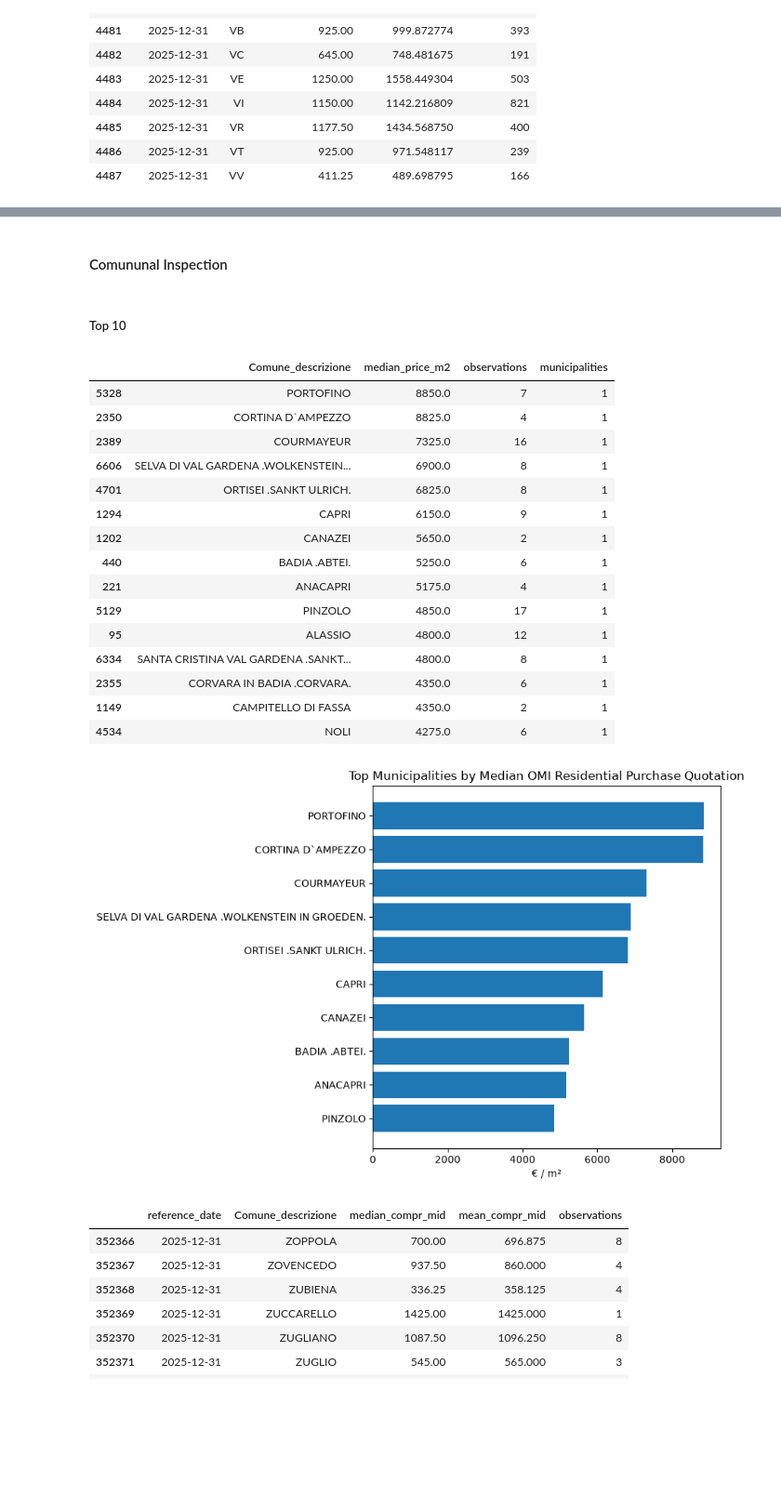
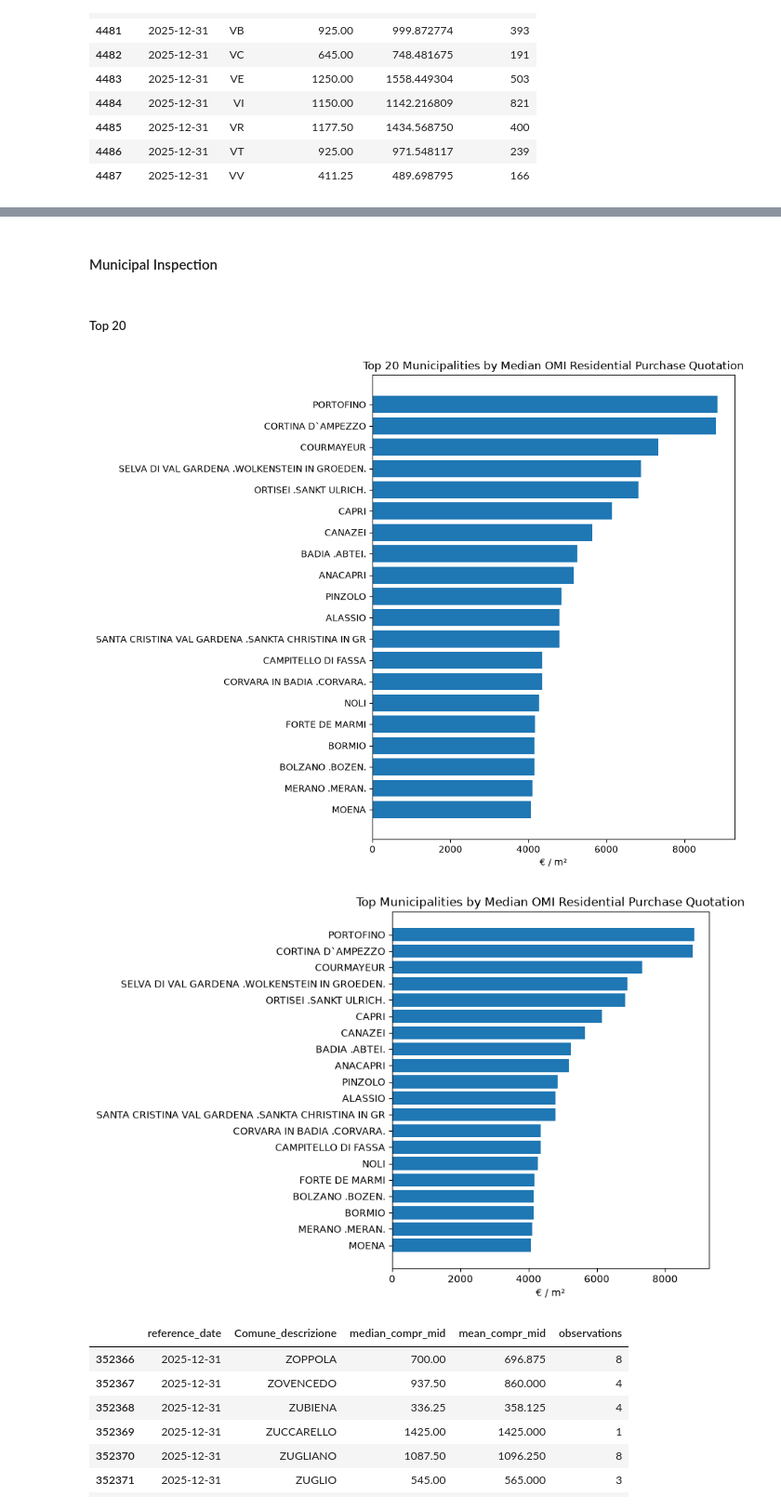
Before and after one commit to danielematix67-boop/italian-real-estate-analysis, a Jupyter notebook: notebooks/01.02_omi_quotations_exploration.ipynb, the cells around one changed output, grey strips where cells are left out. Shown at 93% size. Drawn from its saved outputs; the diff is of its cells as text; code cells hidden in the pictures; blank space fills up the shorter version.

```diff
--- a/notebooks/01.02_omi_quotations_exploration.ipynb
+++ b/notebooks/01.02_omi_quotations_exploration.ipynb
@@ -295,2 +375,2 @@ plt.show()
 # %% [markdown]
-#### Comununal Inspection
+#### Municipal Inspection
@@ -297,41 +389,41 @@ plt.show()
 # %% [markdown]
-##### Top 10
+##### Top 20
 # %%
-latest_comu = (
-    residential.loc[residential['reference_date'].eq(latest_date)]
-    .groupby('Comune_descrizione', as_index=False)
-    .agg(median_price_m2=('Compr_mid','median'), observations=('Compr_mid','count'), municipalities=('Comune_ISTAT','nunique'))
-    .sort_values('median_price_m2', ascending=False)
+top_municipalities = (
+    municipal_trend[
+        municipal_trend['reference_date'].eq(latest_date)
+    ]
+    .nlargest(20, 'median_compr_mid')
+    .sort_values('median_compr_mid')
 )
-display(latest_comu.head(15))
+
+fig, ax = plt.subplots(figsize=(10, 8))
+
+ax.barh(
+    top_municipalities['Comune_descrizione'],
+    top_municipalities['median_compr_mid']
+)
+
+ax.set_title('Top 20 Municipalities by Median OMI Residential Purchase Quotation')
+ax.set_xlabel('€ / m²')
+ax.set_ylabel('')
+
+fig.tight_layout()
+
+plt.show()
 # %% [output]
-|  | Comune_descrizione | median_price_m2 | observations | municipalities |
-| 5328 | PORTOFINO | 8850.0 | 7 | 1 |
-| 2350 | CORTINA D`AMPEZZO | 8825.0 | 4 | 1 |
-| 2389 | COURMAYEUR | 7325.0 | 16 | 1 |
-| 6606 | SELVA DI VAL GARDENA .WOLKENSTEIN... | 6900.0 | 8 | 1 |
-| 4701 | ORTISEI .SANKT ULRICH. | 6825.0 | 8 | 1 |
-| 1294 | CAPRI | 6150.0 | 9 | 1 |
-| 1202 | CANAZEI | 5650.0 | 2 | 1 |
-| 440 | BADIA .ABTEI. | 5250.0 | 6 | 1 |
-| 221 | ANACAPRI | 5175.0 | 4 | 1 |
-| 5129 | PINZOLO | 4850.0 | 17 | 1 |
-| 95 | ALASSIO | 4800.0 | 12 | 1 |
-| 6334 | SANTA CRISTINA VAL GARDENA .SANKT... | 4800.0 | 8 | 1 |
-| 2355 | CORVARA IN BADIA .CORVARA. | 4350.0 | 6 | 1 |
-| 1149 | CAMPITELLO DI FASSA | 4350.0 | 2 | 1 |
-| 4534 | NOLI | 4275.0 | 6 | 1 |
+[figure, added]
 # %%
-top_comu = latest_comu.head(10).sort_values('median_price_m2')
+top_comu = latest_comu.head(20).sort_values('median_price_m2')
 fig, ax = plt.subplots(figsize=(9, 6))
 ax.barh(top_comu['Comune_descrizione'], top_comu['median_price_m2'])
 ax.set_title('Top Municipalities by Median OMI Residential Purchase Quotation')
 ax.set_xlabel('€ / m²')
 ax.set_ylabel('')
 fig.tight_layout()
 plt.show()
 # %% [output]
-[figure, old version]
+[figure, new version]
 # %%
 municipal_trend = (
     residential.groupby(['reference_date', "Comune_descrizione"], as_index=False)
```
Also changed, not shown: parts of 37 cells of this notebook, 1 other file.
